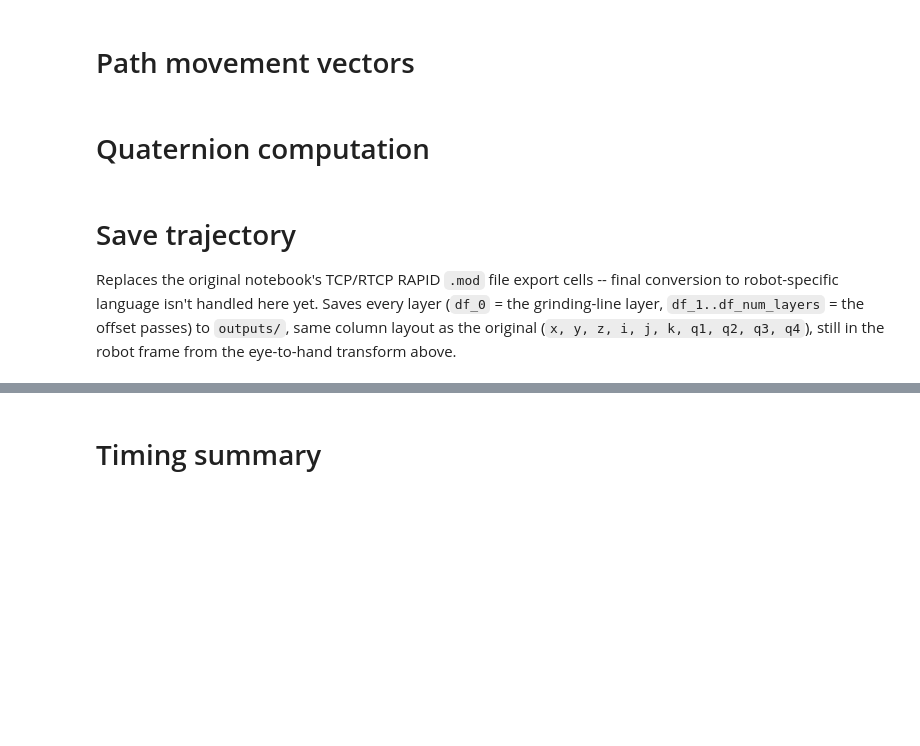
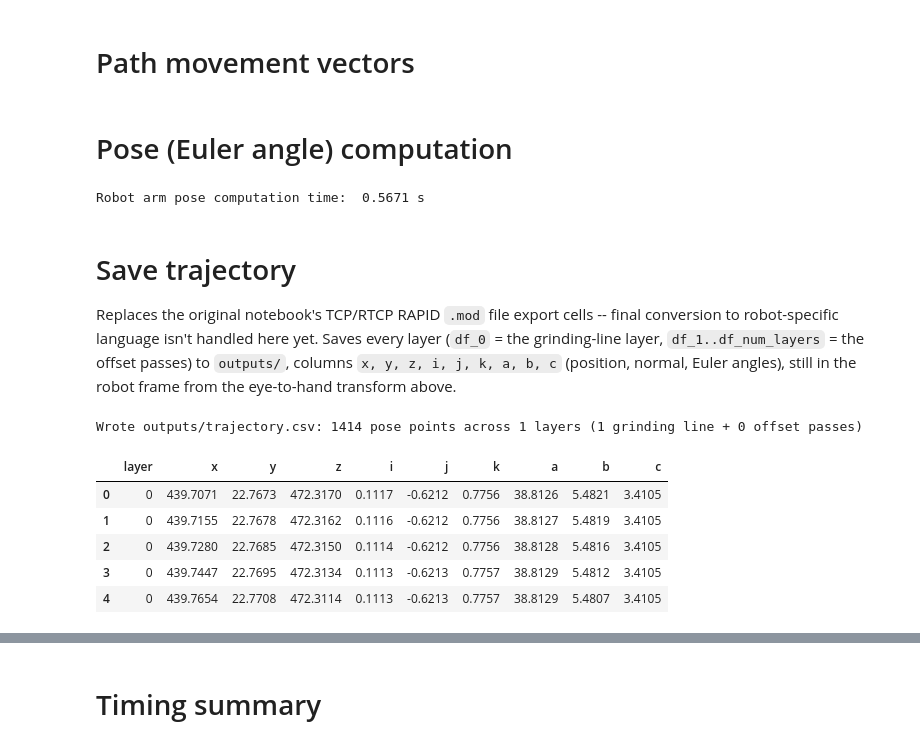
Before and after one commit to Katzoun/taiwan_weld_grinding, a Jupyter notebook: Weld_Recognition&Grinding_Path_Planning(PointNet).ipynb, the cells around one changed output, grey strips where cells are left out. Saved outputs shown, nothing was run; the diff lists cells and outputs as text; code cells hidden in the pictures; blank space fills up the shorter version.

```diff
--- a/Weld_Recognition&Grinding_Path_Planning(PointNet).ipynb
+++ b/Weld_Recognition&Grinding_Path_Planning(PointNet).ipynb
@@ -1156,7 +1229,7 @@ line_set = o3d.geometry.LineSet(
 )
 line_set.colors = o3d.utility.Vector3dVector(colors)
 # %% [markdown]
-# Quaternion computation
+# Pose (Euler angle) computation
 # %%
 import pandas as pd
 from scipy.spatial.transform import Rotation as R
@@ -1165,8 +1238,10 @@ path_3D = path_3D[1:]  # drop the first path point so every tangent vector has a
 normals = -1*normals[1:]
 vectors = np.array(vectors)
 
-def calculate_quaternions_with_non_orthogonal_normals(path_3D, normals, t_vectors):
-    quaternions = []
+EULER_CONVENTION = 'xyz'  # UNVERIFIED -- confirm against the pendant on one real point before trusting this
+
+def calculate_euler_angles_with_non_orthogonal_normals(path_3D, normals, t_vectors):
+    euler_angles = []
     for t_vector, normal in zip(t_vectors, normals):
 
         # Step 1: Normalize the tangent vector
@@ -1183,15 +1258,11 @@ def calculate_quaternions_with_non_orthogonal_normals(path_3D, normals, t_vector
         # Step 4: Express the pose frame as a rotation matrix
         rotation_matrix = np.vstack((t_vector, y_axis, normal)).T  # 3x3 rotation matrix
 
-        # Step 5: Convert the rotation matrix to a quaternion
-        quat = R.from_matrix(rotation_matrix).as_quat()  # [x, y, z, w] format
+        # Step 5: Convert the rotation matrix directly to Euler angles
+        euler_angles.append(R.from_matrix(rotation_matrix).as_euler(EULER_CONVENTION, degrees=True))
+    return np.array(euler_angles)
 
-        # Step 6: Reorder quaternion to [w, x, y, z]
-        quat_reordered = [quat[3], quat[0], quat[1], quat[2]]
-        quaternions.append(quat_reordered)
-    return np.array(quaternions)
-
-quaternion = calculate_quaternions_with_non_orthogonal_normals(path_3D, normals, vectors)
+euler_angles = calculate_euler_angles_with_non_orthogonal_normals(path_3D, normals, vectors)
 
 time20 = time.time()
 t10 = np.round((time20 - time19), 4)
@@ -1201,33 +1272,48 @@ time21 = time.time()
 
 df_path0 = pd.DataFrame(path_3D, columns=['x', 'y', 'z'])
 df_normals = pd.DataFrame(normals, columns=['i', 'j', 'k'])
-df_quaternion = pd.DataFrame(quaternion, columns=['q1', 'q2', 'q3', 'q4'])
-df_0 = pd.concat([df_path0, df_normals, df_quaternion], axis=1)
+df_euler = pd.DataFrame(euler_angles, columns=['a', 'b', 'c'])
+df_0 = pd.concat([df_path0, df_normals, df_euler], axis=1)
 df_0.iloc[:, :3] += [0, 0, 0]         #[450, 0, 450]
 df_0 = df_0.round(4)
 
 for n, offset_layer in enumerate(offset_layers, start=1):
     df_path_n = pd.DataFrame(offset_layer, columns=['x', 'y', 'z'])
-    df_n = pd.concat([df_path_n, df_normals, df_quaternion], axis=1)
+    df_n = pd.concat([df_path_n, df_normals, df_euler], axis=1)
     df_n = df_n.iloc[:-1]
     df_n = df_n.round(4)
     df_n.iloc[:, :3] += [0, 0, 0]     #[450, 0, 450]
     globals()[f'df_{n}'] = df_n
 
 time22 = time.time()
+# %% [output]
+Robot arm pose computation time:  0.5671 s
 # %% [markdown]
 # Save trajectory
 
-Replaces the original notebook's TCP/RTCP RAPID `.mod` file export cells -- final conversion to robot-specific language isn't handled here yet. Saves every layer (`df_0` = the grinding-line layer, `df_1..df_num_layers` = the offset passes) to `outputs/`, same column layout as the original (`x, y, z, i, j, k, q1, q2, q3, q4`), still in the robot frame from the eye-to-hand transform above.
+Replaces the original notebook's TCP/RTCP RAPID `.mod` file export cells -- final conversion to robot-specific language isn't handled here yet. Saves every layer (`df_0` = the grinding-line layer, `df_1..df_num_layers` = the offset passes) to `outputs/`, columns `x, y, z, i, j, k, a, b, c` (position, normal, Euler angles), still in the robot frame from the eye-to-hand transform above.
 # %%
 import os
 os.makedirs('outputs', exist_ok=True)
 
+DEBUG_FIRST_LAYER_ONLY = True  # True -- only export layer 0 (the grinding line), skip the num_layers offset passes; handy for debugging
+
 all_layers = [df_0] + [globals()[f'df_{n}'] for n in range(1, num_layers + 1)]
+if DEBUG_FIRST_LAYER_ONLY:
+    all_layers = all_layers[:1]
 trajectory = pd.concat(all_layers, keys=range(len(all_layers)), names=['layer', 'idx']).reset_index()
 trajectory = trajectory.drop(columns=['idx'])
 
 out_path = 'outputs/trajectory.csv'
 trajectory.to_csv(out_path, index=False)
-print(f"Wrote {out_path}: {len(trajectory)} pose points across {len(all_layers)} layers (1 grinding line + {num_layers} offset passes)")
+exported_offset_passes = 0 if DEBUG_FIRST_LAYER_ONLY else num_layers
+print(f"Wrote {out_path}: {len(trajectory)} pose points across {len(all_layers)} layers (1 grinding line + {exported_offset_passes} offset passes)")
 trajectory.head()
+# %% [output]
+Wrote outputs/trajectory.csv: 1414 pose points across 1 layers (1 grinding line + 0 offset passes)
+|  | layer | x | y | z | i | j | k | a | b | c |
+| 0 | 0 | 439.7071 | 22.7673 | 472.3170 | 0.1117 | -0.6212 | 0.7756 | 38.8126 | 5.4821 | 3.4105 |
+| 1 | 0 | 439.7155 | 22.7678 | 472.3162 | 0.1116 | -0.6212 | 0.7756 | 38.8127 | 5.4819 | 3.4105 |
+| 2 | 0 | 439.7280 | 22.7685 | 472.3150 | 0.1114 | -0.6212 | 0.7756 | 38.8128 | 5.4816 | 3.4105 |
+| 3 | 0 | 439.7447 | 22.7695 | 472.3134 | 0.1113 | -0.6213 | 0.7757 | 38.8129 | 5.4812 | 3.4105 |
+| 4 | 0 | 439.7654 | 22.7708 | 472.3114 | 0.1113 | -0.6213 | 0.7757 | 38.8129 | 5.4807 | 3.4105 |
```
Also changed, not shown: parts of 30 cells of this notebook, 2 other files.
